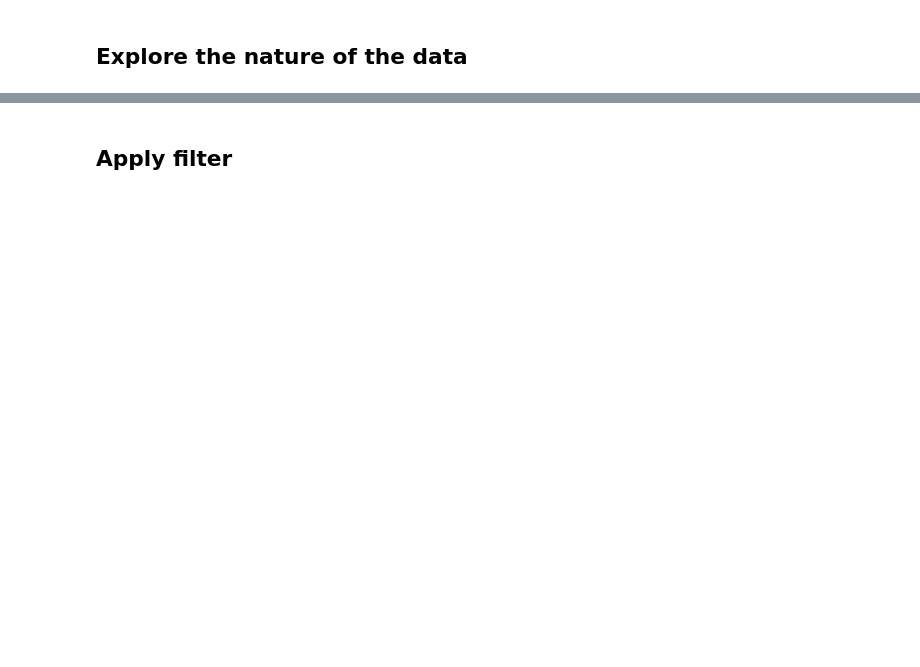
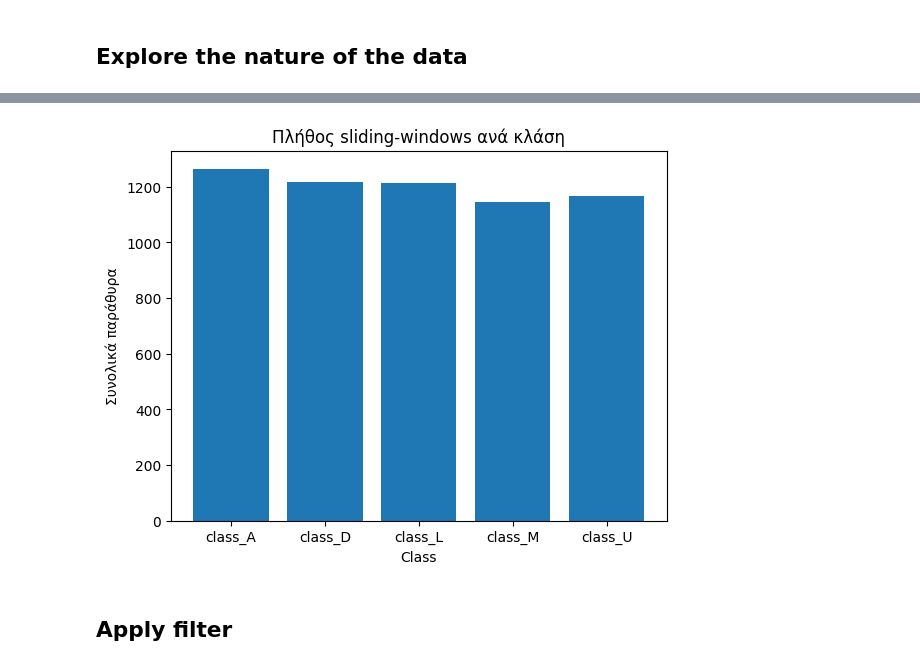
Before and after one commit to pelina2003/IoT_project, a Jupyter notebook: IoT-Course-AIoT-project-announcement-2025/aiot_project.ipynb, the cells around one changed output, grey strips where cells are left out. Saved outputs shown, nothing was run; the diff lists cells and outputs as text; code cells hidden in the pictures; blank space fills up the shorter version.

```diff
--- a/IoT-Course-AIoT-project-announcement-2025/aiot_project.ipynb
+++ b/IoT-Course-AIoT-project-announcement-2025/aiot_project.ipynb
@@ -68,2 +118,24 @@ print("Existing DB keys:", found_keys)
+# %%
+# Bar‐plot συνολικού πλήθους sliding‐windows ανά κλάση
+window_counts = {}
+for df, lbl in zip(X_raw, y_raw):
+    wins = sliding_window_pd(
+        df,
+        ws       = config["sliding_window"]["ws"],
+        overlap  = config["sliding_window"]["overlap"],
+        w_type   = config["sliding_window"]["w_type"],
+        w_center = config["sliding_window"]["w_center"],
+        print_stats=False
+    )
+    window_counts[lbl] = window_counts.get(lbl, 0) + len(wins)
+
+plt.figure()
+plt.bar(window_counts.keys(), window_counts.values())
+plt.xlabel("Class")
+plt.ylabel("Συνολικά παράθυρα")
+plt.title("Πλήθος sliding-windows ανά κλάση")
+plt.show()
+# %% [output]
+[figure, added]
 # %% [markdown]
 ## Apply filter
```
Also changed, not shown: parts of 23 cells of this notebook, 1 other file.
